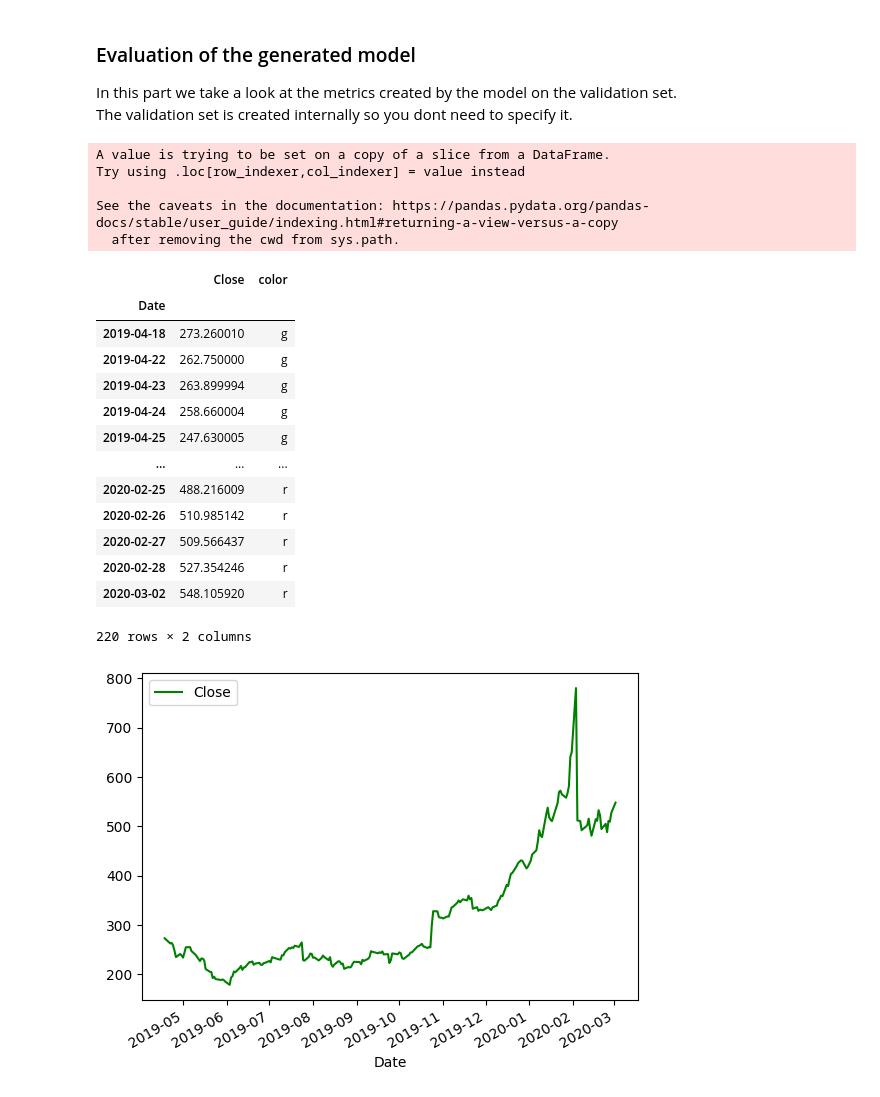
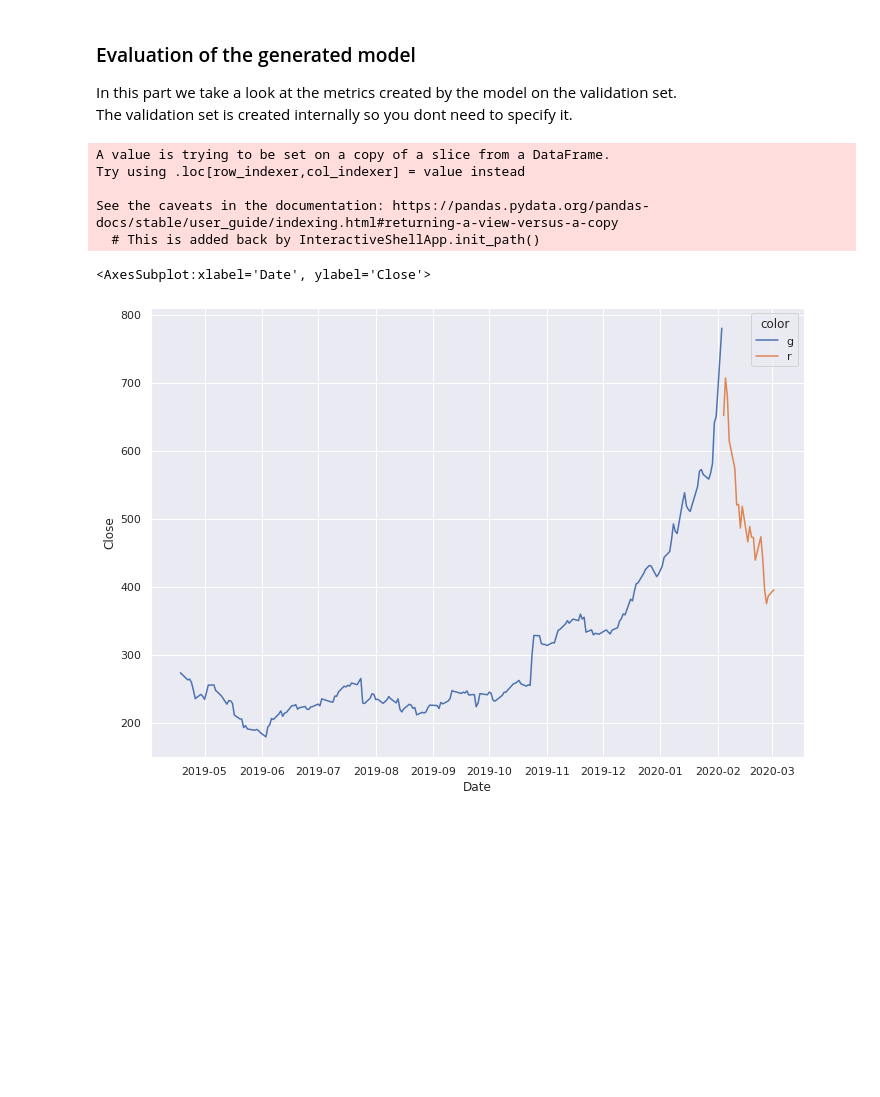
Before and after one commit to purpose2do/actableai-lib, a Jupyter notebook: examples/forecast.ipynb, the cells around one changed output. Saved outputs shown, nothing was run; the diff lists cells and outputs as text; code cells hidden in the pictures; blank space fills up the shorter version.

```diff
--- a/examples/forecast.ipynb
+++ b/examples/forecast.ipynb
@@ -62,39 +62,42 @@ result
 In this part we take a look at the metrics created by the model on the validation set.\
 The validation set is created internally so you dont need to specify it.
 # %%
+import matplotlib.pyplot as plt
+import seaborn as sns
+
+%matplotlib inline
+sns.set_theme()
+sns.set(rc={'figure.figsize':(11.7,8.27)})
+
 new_dates = result["data_v2"]["predict"]["Date"]
 new_close = result["data_v2"]["predict"]["0.5"]
 df_plot = df[["Date", "Close"]]
 df_plot["color"] = "g"
 df_plot = df_plot.append(
     pd.DataFrame({
         "Date": new_dates,
         "Close": new_close,
         "color": ["r" for _ in new_close]
     })
 )
-df_plot["Date"] = df_plot["Date"].astype('datetime64[ns]')
-df_plot = df_plot.set_index("Date").sort_index()
-df_plot.plot(color=list(df_plot["color"]))
-df_plot
+# df_plot["Date"] = df_plot["Date"].astype('datetime64[ns]')
+# df_plot = df_plot.set_index("Date").sort_index()
+# df_plot.plot(color=list(df_plot["color"]))
+# df_plot
+
+df_plot["Date"] = pd.to_datetime(df_plot["Date"])
+
+sns.lineplot(
+    data=df_plot,
+    x="Date",
+    y="Close",
+    hue="color"
+)
 # %% [output]
 A value is trying to be set on a copy of a slice from a DataFrame.
 Try using .loc[row_indexer,col_indexer] = value instead
 
 See the caveats in the documentation: https://pandas.pydata.org/pandas-docs/stable/user_guide/indexing.html#returning-a-view-versus-a-copy
-  after removing the cwd from sys.path.
+  # This is added back by InteractiveShellApp.init_path()
-|  | Close | color |
-| Date |  |  |
-| 2019-04-18 | 273.260010 | g |
-| 2019-04-22 | 262.750000 | g |
-| 2019-04-23 | 263.899994 | g |
-| 2019-04-24 | 258.660004 | g |
-| 2019-04-25 | 247.630005 | g |
-| ... | ... | ... |
-| 2020-02-25 | 488.216009 | r |
-| 2020-02-26 | 510.985142 | r |
-| 2020-02-27 | 509.566437 | r |
-| 2020-02-28 | 527.354246 | r |
-| 2020-03-02 | 548.105920 | r |
-220 rows × 2 columns
+<AxesSubplot:xlabel='Date', ylabel='Close'>
-[figure, old version]
+[figure, new version]
```
